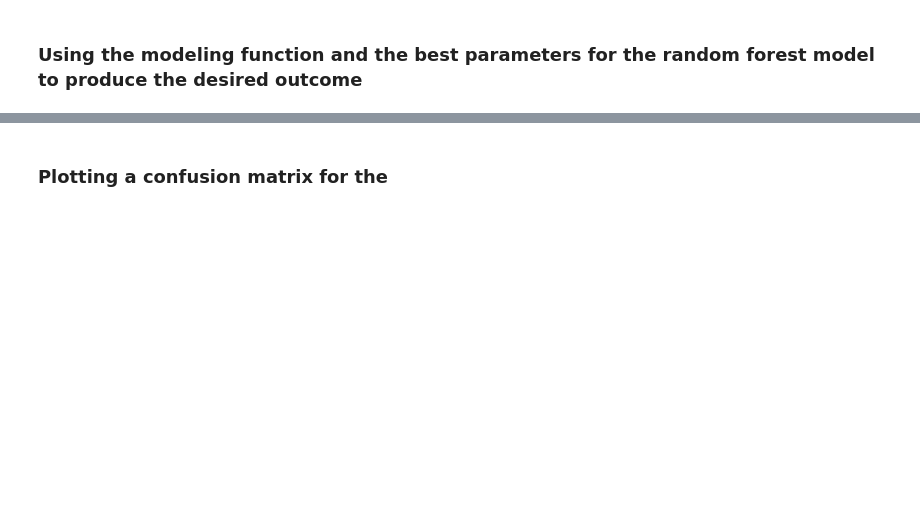
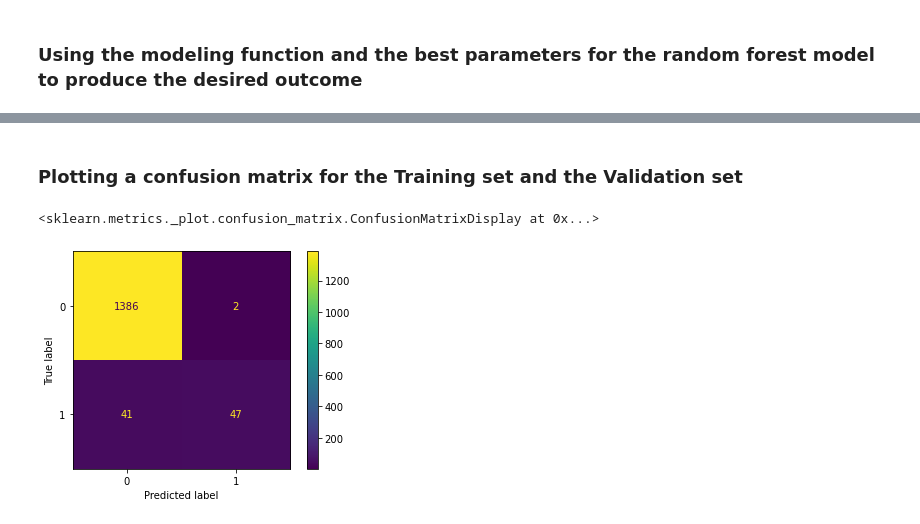
Before and after one commit to haydenj8/NBA_Project3, a Jupyter notebook: Project_Notebook_1.ipynb, the cells around one changed output, grey strips where cells are left out. Saved outputs shown, nothing was run; the diff lists cells and outputs as text; code cells hidden in the pictures; blank space fills up the shorter version.

Commit message:
finalized markdowns and models

```diff
--- a/Project_Notebook_1.ipynb
+++ b/Project_Notebook_1.ipynb
@@ -710,4 +718,4 @@ rf_gs.fit(X_train_scaled, y_train)
 # %%
-rf_model = rf_gs.best_estimator_
+rf_model_1 = rf_gs.best_estimator_
 # %%
 rf_gs.best_params_
@@ -718,5 +740,8 @@ modeling_function(rf_model, X_train_scaled, y_train, X_val_scaled, y_tr_val)
 # %% [markdown]
-### Plotting a confusion matrix for the
+### Plotting a confusion matrix for the Training set and the Validation set
 # %%
-plot_confusion_matrix(rf_model, X_train_scaled, y_train)
+plot_confusion_matrix(rf_model_1, X_train_scaled, y_train)
+# %% [output]
+<sklearn.metrics._plot.confusion_matrix.ConfusionMatrixDisplay at 0x...>
+[figure, added]
 # %%
```
Also changed, not shown: parts of 28 cells of this notebook.
